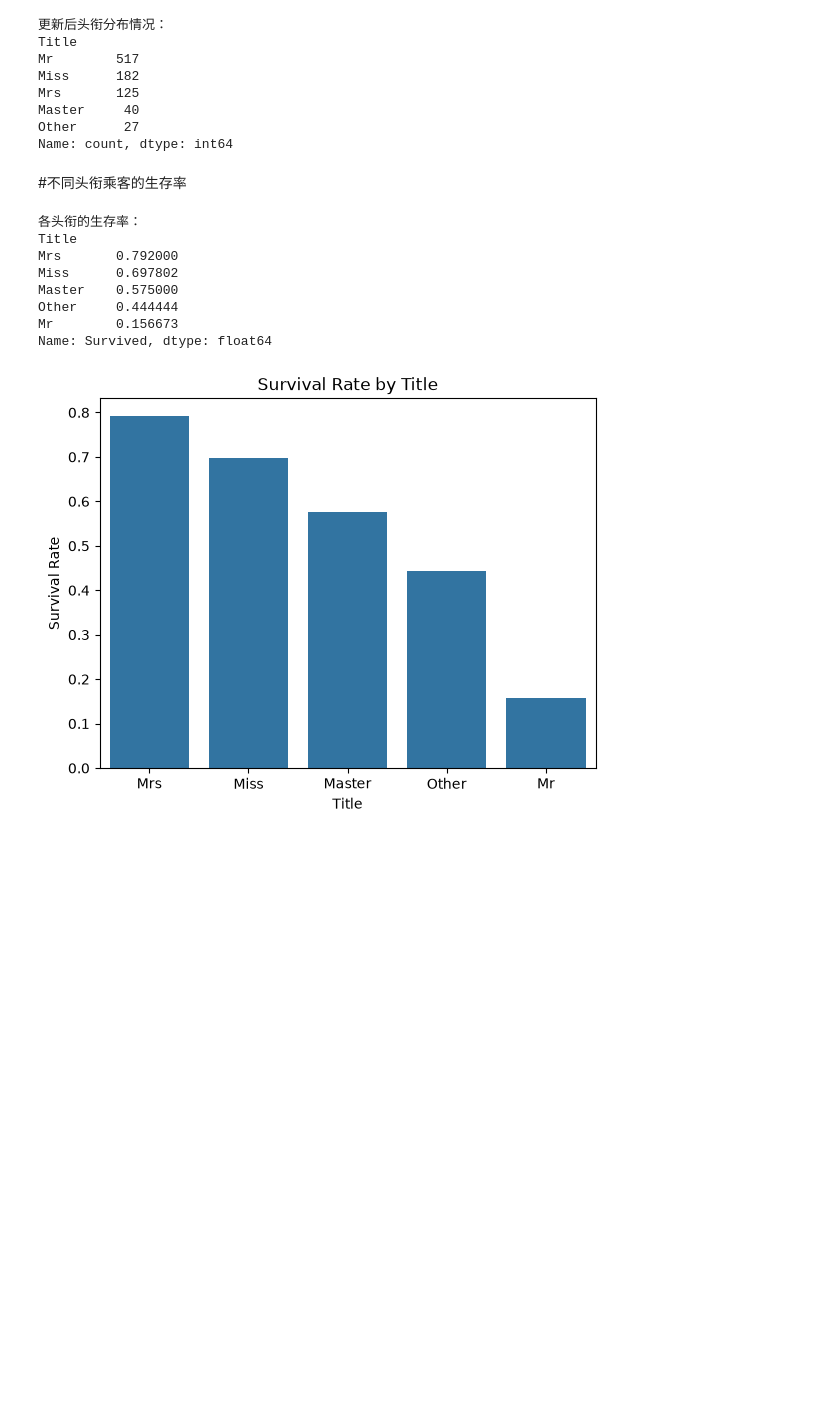
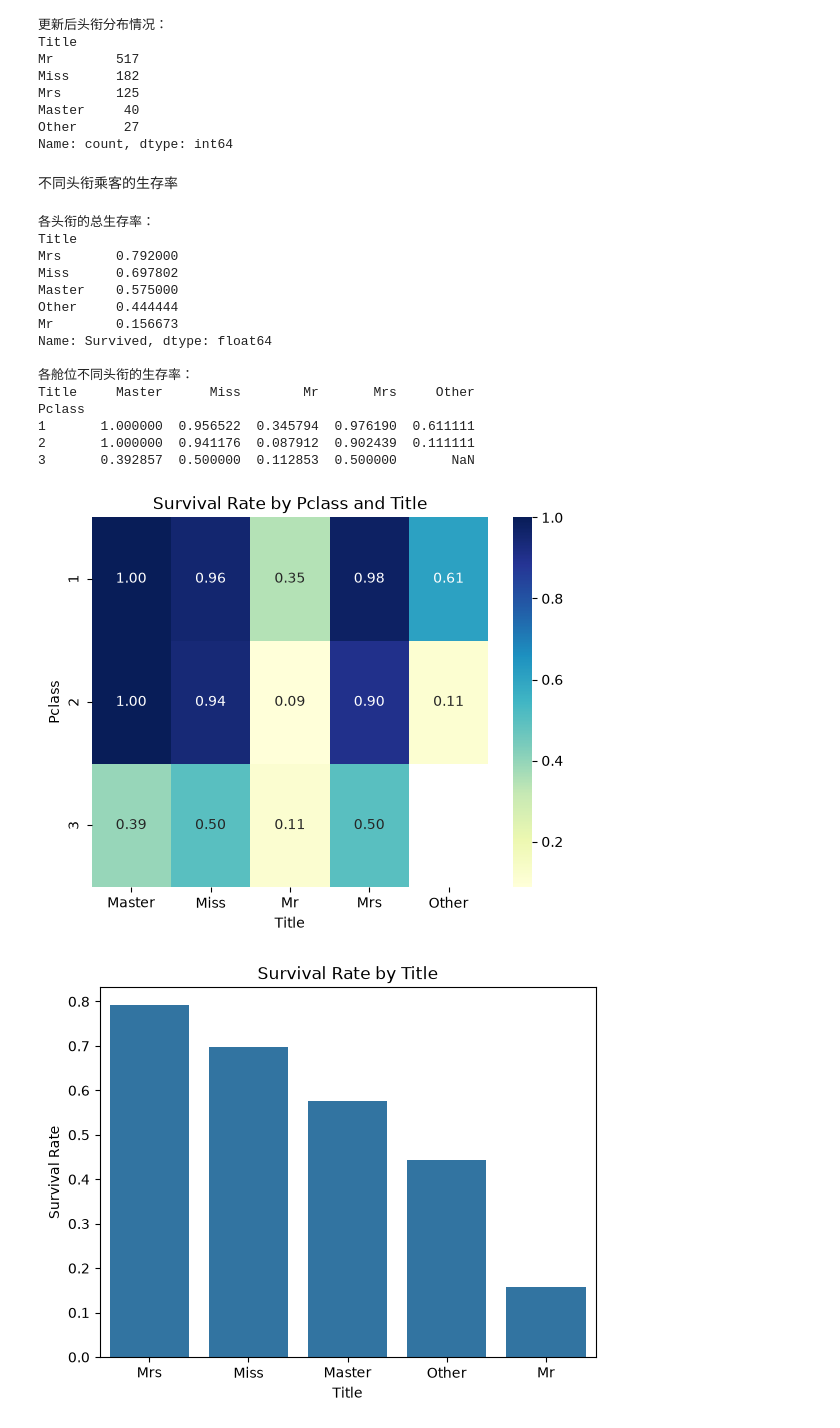
Before and after one commit to DrakeLeo/Personal-learning-journey, a Jupyter notebook: Pandas/Titanic.ipynb, the cells around one changed output. Saved outputs shown, nothing was run; the diff lists cells and outputs as text; code cells hidden in the pictures; blank space fills up the shorter version.

```diff
--- a/Pandas/Titanic.ipynb
+++ b/Pandas/Titanic.ipynb
@@ -147,13 +147,20 @@ Master     40
 Other      27
 Name: count, dtype: int64
 # %% [markdown]
-#不同头衔乘客的生存率
+不同头衔乘客的生存率
 # %%
 title_survival = df.groupby('Title')['Survived'].mean().sort_values(ascending=False)
-print('各头衔的生存率：')
+print('各头衔的总生存率：')
 print(title_survival)
+
+pivot_title = df.pivot_table( values='Survived',
+                        index='Pclass',
+                        columns='Title',
+                        aggfunc='mean')
+print('\n各舱位不同头衔的生存率：')
+print(pivot_title)
 # %% [output]
-各头衔的生存率：
+各头衔的总生存率：
 Title
 Mrs       0.792000
 Miss      0.697802
@@ -161,4 +168,18 @@ Master    0.575000
 Other     0.444444
 Mr        0.156673
 Name: Survived, dtype: float64
+
+各舱位不同头衔的生存率：
+Title     Master      Miss        Mr       Mrs     Other
+Pclass
+1       1.000000  0.956522  0.345794  0.976190  0.611111
+2       1.000000  0.941176  0.087912  0.902439  0.111111
+3       0.392857  0.500000  0.112853  0.500000       NaN
+# %%
+#热力图
+sns.heatmap(pivot_title, annot=True, cmap='YlGnBu', fmt='.2f')
+plt.title('Survival Rate by Pclass and Title')
+plt.show()
+# %% [output]
+[figure, added]
 # %%
```
Also changed, not shown: parts of 10 cells of this notebook.
